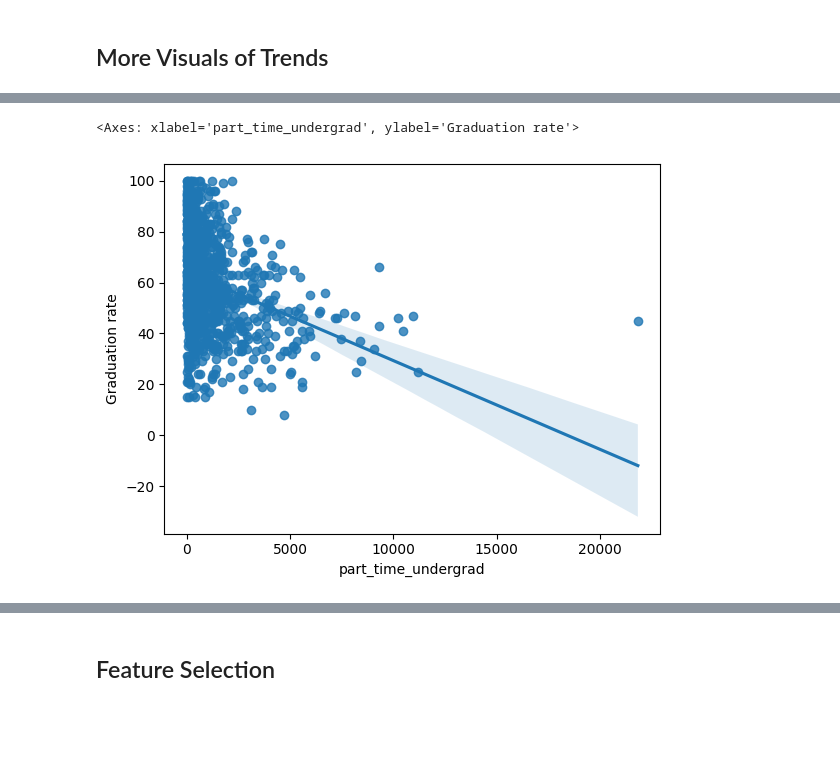
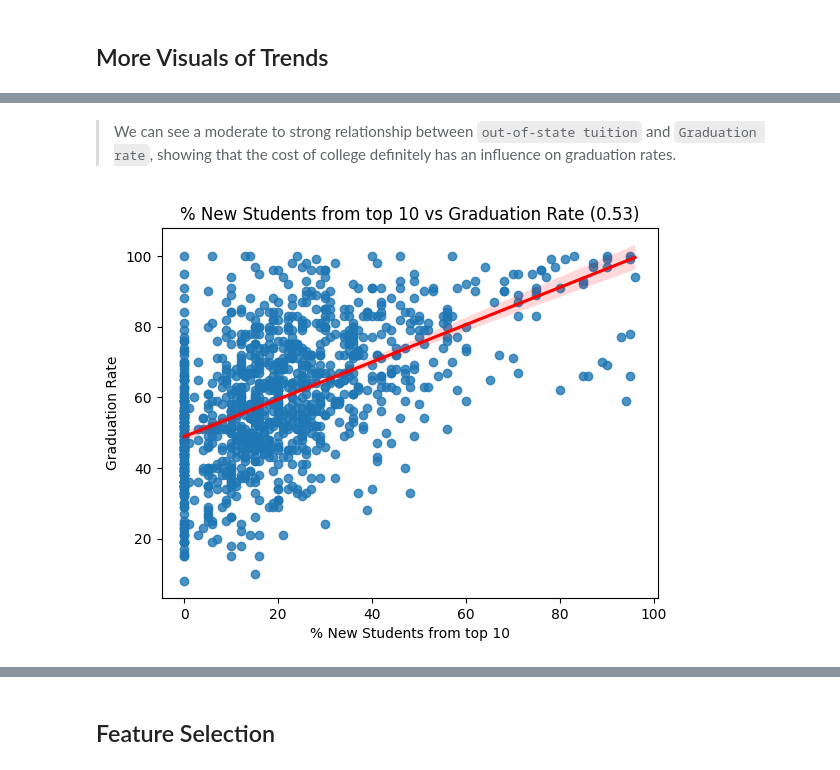
Before and after one commit to danielphilip12/Higher-Education-Consulting-Analytics, a Jupyter notebook: EDA.ipynb, the cells around one changed output, grey strips where cells are left out. Drawn from its saved outputs; the diff is of its cells as text; code cells hidden in the pictures; blank space fills up the shorter version.

```diff
--- a/EDA.ipynb
+++ b/EDA.ipynb
@@ -332,5 +377,11 @@ sns.regplot(data=df, x='full_time_undergrad', y='Graduation rate')
-# %%
-sns.regplot(data=df, x='part_time_undergrad', y='Graduation rate')
-# %% [output]
-<Axes: xlabel='part_time_undergrad', ylabel='Graduation rate'>
-[figure, removed]
+# %% [markdown]
+> We can see a moderate to strong relationship between `out-of-state tuition` and `Graduation rate`, showing that the cost of college definitely has an influence on graduation rates.
+# %%
+sns.regplot(data=df, x='new_student_top_10', y='Graduation rate', line_kws={'color': 'red'})
+plt.title("% New Students from top 10 vs Graduation Rate (0.53)")
+plt.xlabel("% New Students from top 10")
+plt.ylabel("Graduation Rate");
+plt.savefig("./images/top-10-grad-rate.png")
+# creates a regression plot showing the relationship between % of new students from top 10% and graduation rate.
+# %% [output]
+[figure, added]
```
Also changed, not shown: parts of 50 cells of this notebook, 6 other files.
